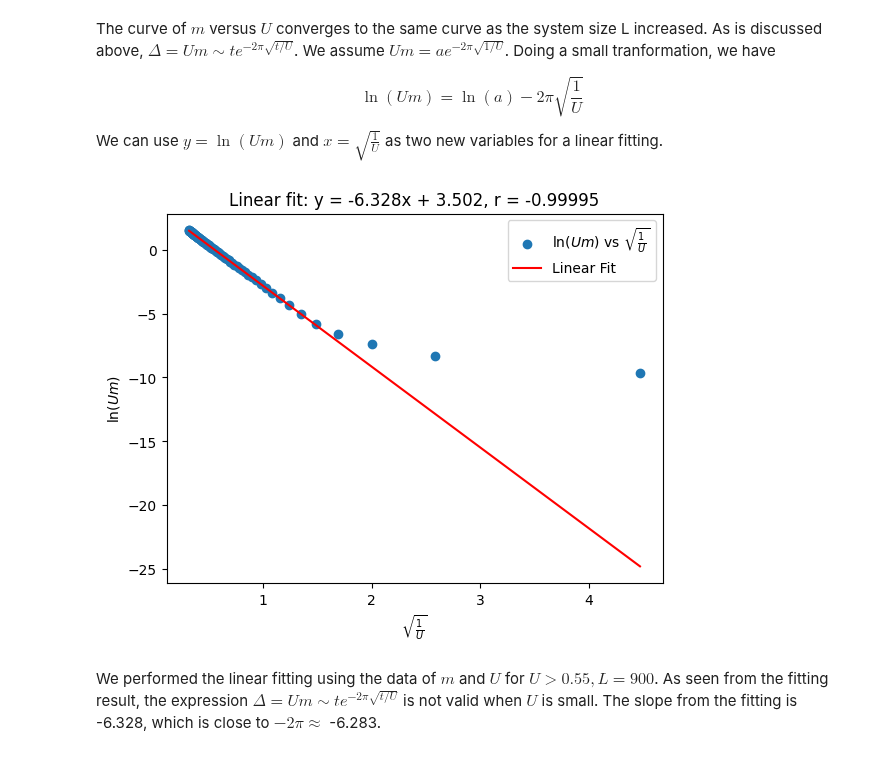
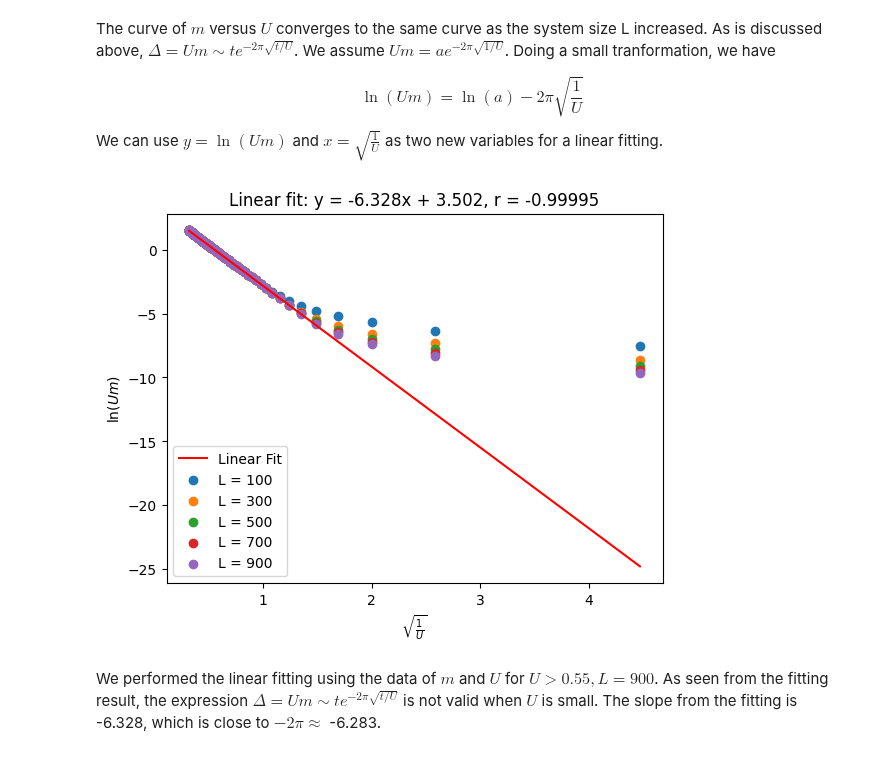
Before and after one commit to songmengh/mean-field, a Jupyter notebook: HF_Hubbard_square.ipynb, the cells around one changed output. Drawn from its saved outputs; the diff is of its cells as text; code cells hidden in the pictures.

```diff
--- a/HF_Hubbard_square.ipynb
+++ b/HF_Hubbard_square.ipynb
@@ -694,27 +694,32 @@ We can use $y=\ln(Um)$ and $x=\sqrt{\frac{1}{U}}$ as two new variables for a lin
 # %%
 from scipy.stats import linregress
 from scipy.stats import pearsonr
 
 y = np.log(Ulist*m_end[4])
 x = np.sqrt(1/Ulist)
 
 x_c = x[Ulist>0.55]
 y_c = y[Ulist>0.55]
 
 
 slope, intercept, r_value, p_value, std_err = linregress(x_c, y_c)
 correlation_coefficient, p_value = pearsonr(x_c, y_c)
 
 
-plt.scatter(x, y, label=r'$\ln(Um)$ vs $\sqrt{\frac{1}{U}}$')
-plt.plot(x, slope * x + intercept,color = "red", label='Linear Fit')
+#plt.scatter(x, y, label=r'$\ln(Um)$ vs $\sqrt{\frac{1}{U}}$')
+plt.plot(x, slope * x + intercept,color = 'red', label='Linear Fit')
+
+for i in range(len(Llist)):
+  y = np.log(Ulist*m_end[i])
+  plt.scatter(x,y,label=f'L = {Llist[i]}')
+
 plt.xlabel(r'$\sqrt{\frac{1}{U}}$')
 plt.ylabel(r'$\ln(Um)$')
 plt.title(f"Linear fit: y = {slope:.3f}x + {intercept:.3f}, r = {correlation_coefficient:.5f}")
 plt.legend()
 plt.show()
 # %% [output]
-[figure, old version]
+[figure, new version]
 # %% [markdown]
 We performed the linear fitting using the data of $m$ and $U$ for $U>0.55, L=900$. As seen from the fitting result, the expression $\Delta = Um \sim te^{-2\pi \sqrt{t/U}}$ is not valid when $U$ is small. The slope from the fitting is -6.328, which is close to $-2\pi\approx$ -6.283.
 # %% [markdown]
```
